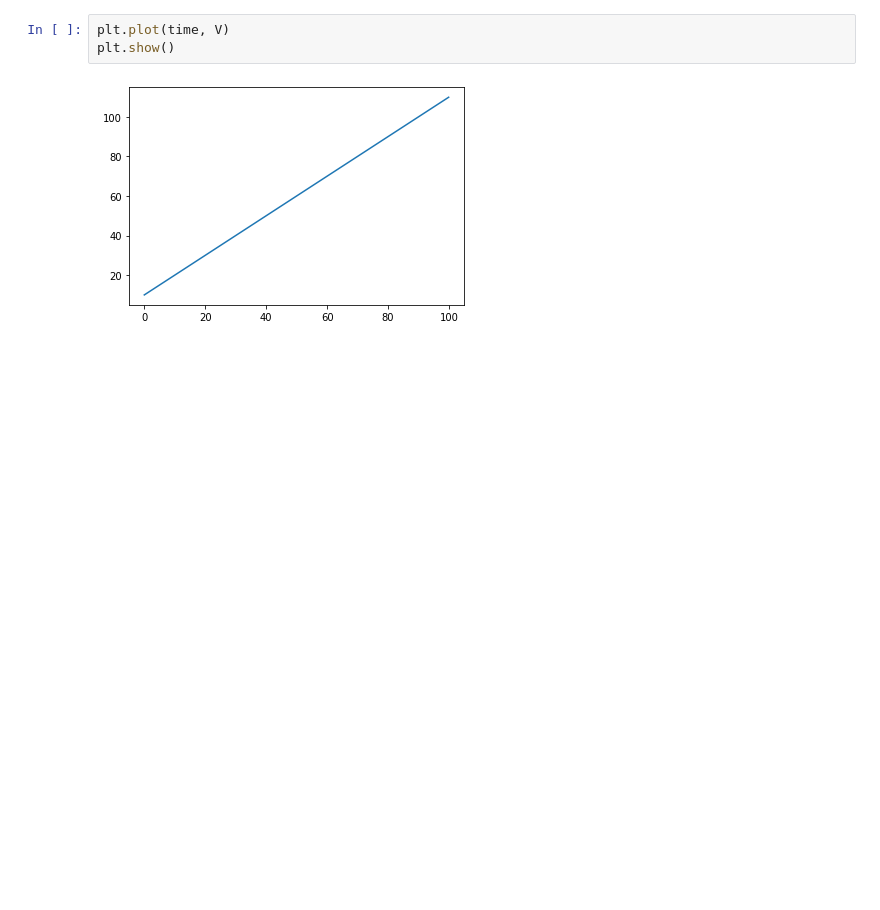
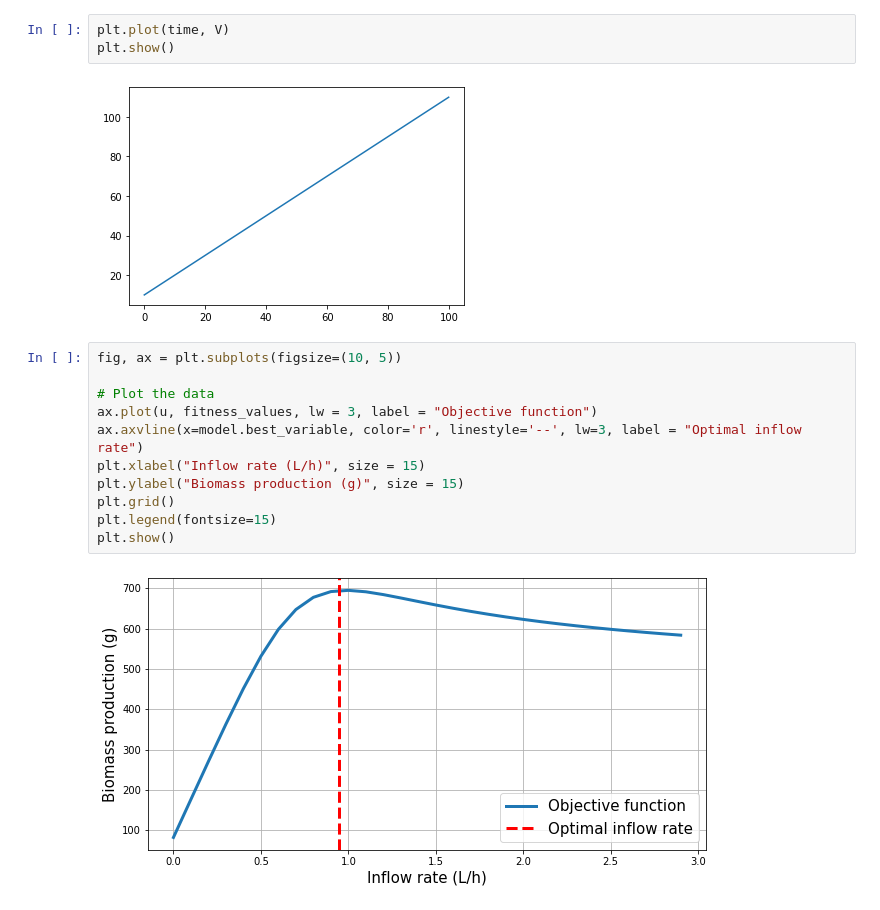
Before and after one commit to juanmggb/maestria, a Jupyter notebook: mc_fb_optimization/mc_fb_optimization.ipynb, the cells around one changed output. Saved outputs shown, nothing was run; the diff lists cells and outputs as text; blank space fills up the shorter version.

```diff
--- a/mc_fb_optimization/mc_fb_optimization.ipynb
+++ b/mc_fb_optimization/mc_fb_optimization.ipynb
@@ -141,3 +170,16 @@ plt.plot(time, V)
 plt.show()
 # %% [output]
 [figure]
+# %%
+fig, ax = plt.subplots(figsize=(10, 5))
+
+# Plot the data
+ax.plot(u, fitness_values, lw = 3, label = "Objective function")
+ax.axvline(x=model.best_variable, color='r', linestyle='--', lw=3, label = "Optimal inflow rate")
+plt.xlabel("Inflow rate (L/h)", size = 15)
+plt.ylabel("Biomass production (g)", size = 15)
+plt.grid()
+plt.legend(fontsize=15)
+plt.show()
+# %% [output]
+[figure, added]
```
Also changed, not shown: parts of 7 cells of this notebook.
